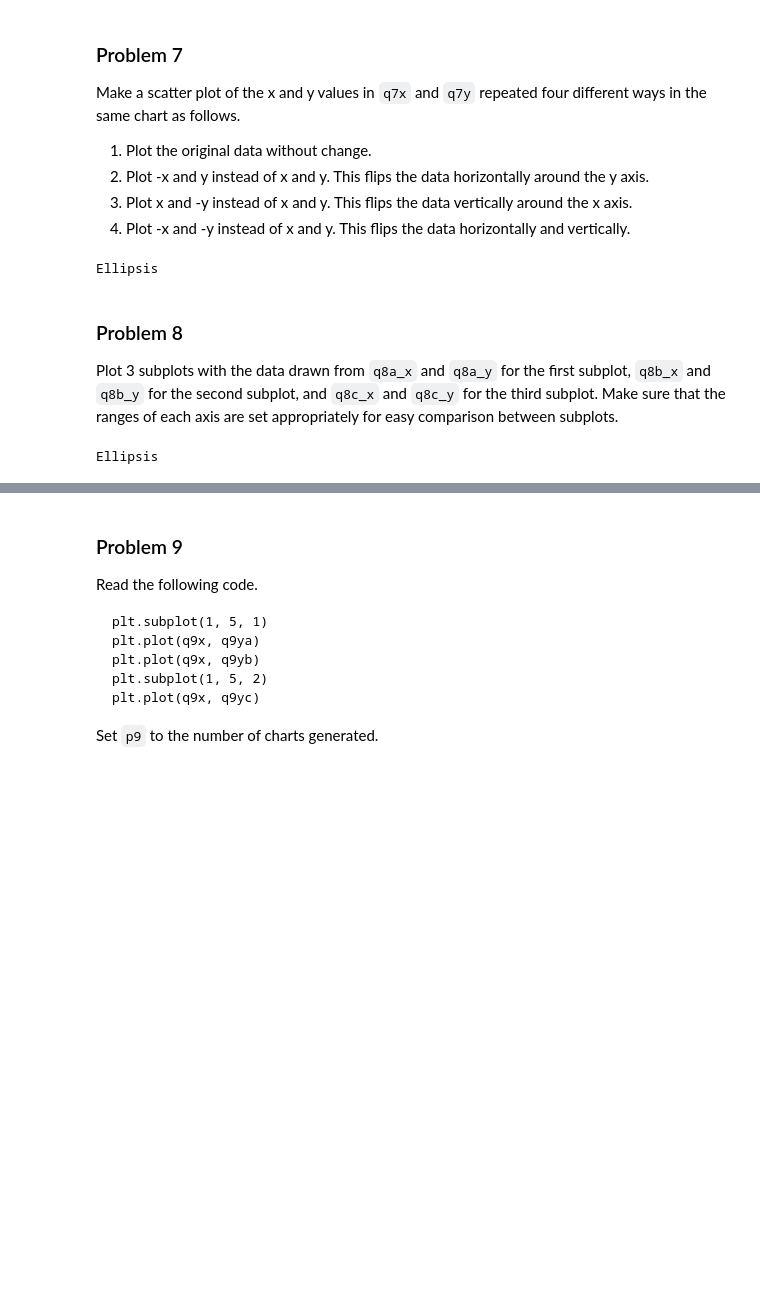
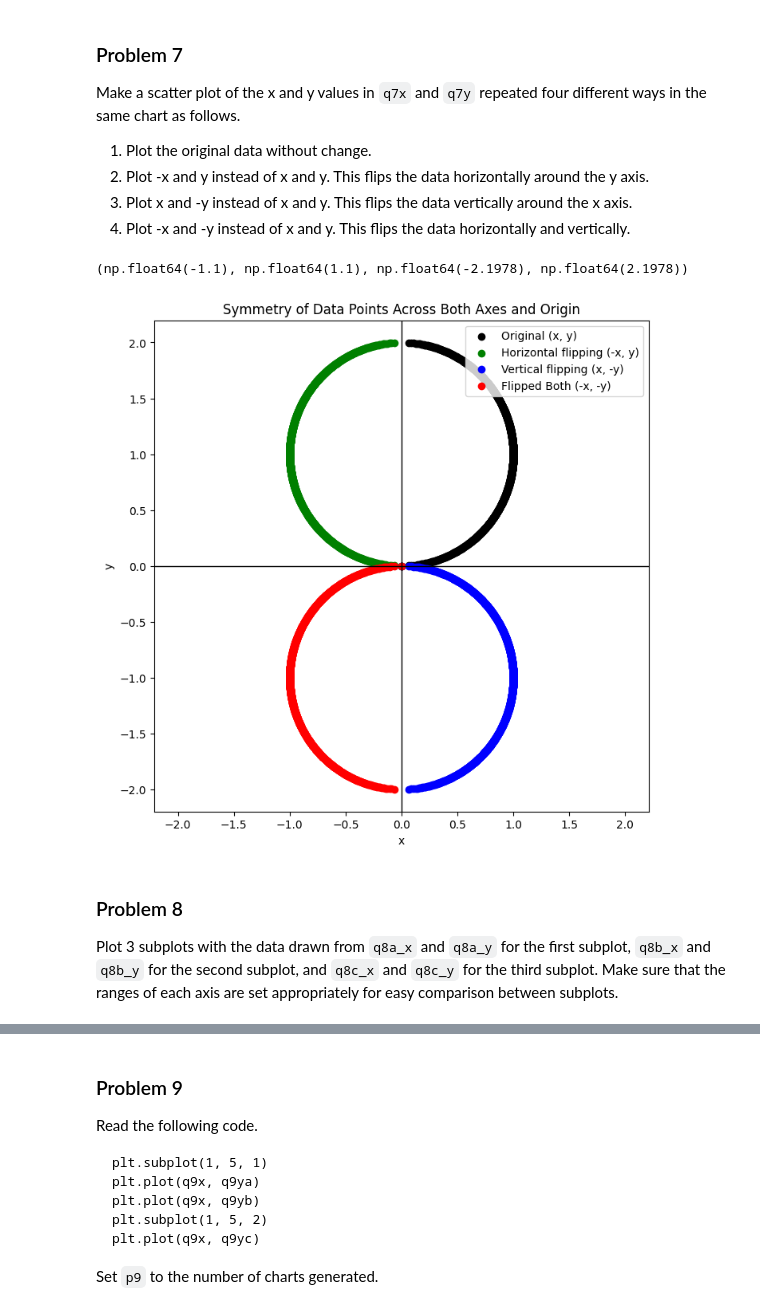
Before and after one commit to jasser-dh/dx602-homework-05, a Jupyter notebook: homework.ipynb, the cells around one changed output, grey strips where cells are left out. Saved outputs shown, nothing was run; the diff lists cells and outputs as text; code cells hidden in the pictures; blank space fills up the shorter version.

```diff
--- a/homework.ipynb
+++ b/homework.ipynb
@@ -210,12 +219,36 @@ Make a scatter plot of the x and y values in `q7x` and `q7y` repeated four diffe
 
 q7y = [i / 500 for i in range(1000)]
 q7x = [math.sqrt(1 - (y - 1)**2) for y in q7y]
-# %%
-# YOUR CHANGES HERE
-
-...
-# %% [output]
-Ellipsis
+# %%
+# YOUR CHANGES HERE
+
+plt.figure(figsize=(8, 8))
+
+# Original data (x, y)
+plt.scatter(q7x, q7y, color='black',  label='Original (x, y)')
+
+# Data: horizontal flipping (-x, y)
+plt.scatter([-x for x in q7x], q7y, color='green',  label='Horizontal flipping (-x, y)')
+
+# Data: vertical flipping (x, -y)
+plt.scatter(q7x, [-y for y in q7y], color='blue',  label='Vertical flipping (x, -y)')
+
+# Data: horizantal & vertical flipping  (-x, -y)
+plt.scatter([-x for x in q7x], [-y for y in q7y], color='red', label='Flipped Both (-x, -y)')
+
+# Add x and y axes for Symmetry clarity
+plt.axhline(0, color='black', linewidth=1)  # x-axis
+plt.axvline(0, color='black', linewidth=1)  # y-axis
+
+# Labels and legend
+plt.title('Symmetry of Data Points Across Both Axes and Origin')
+plt.xlabel('x')
+plt.ylabel('y')
+plt.legend(loc='upper right')
+plt.axis('equal')  # Ensures the visibility of the different symmetries
+# %% [output]
+(np.float64(-1.1), np.float64(1.1), np.float64(-2.1978), np.float64(2.1978))
+[figure, added]
 # %% [markdown]
 ### Problem 8
 
@@ -232,9 +265,3 @@ q8b_y = [5, 3, 1, 3, 5]
 
 q8c_x = [0, 2, 4, 6, 8]
 q8c_y = [5, 4, 3, 2, 1]
-# %%
-# YOUR CHANGES HERE
-
-...
-# %% [output]
-Ellipsis
```
Also changed, not shown: parts of 6 cells of this notebook.
